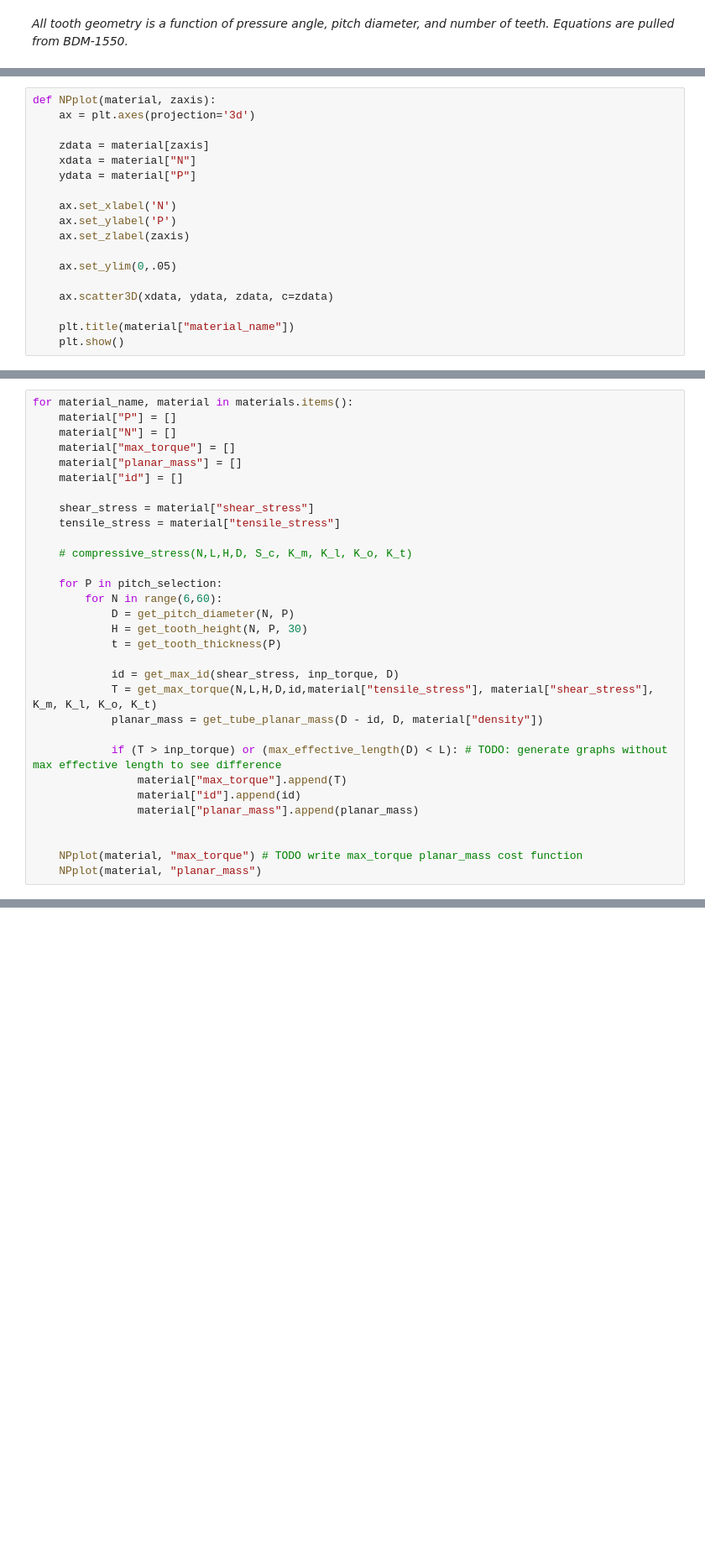
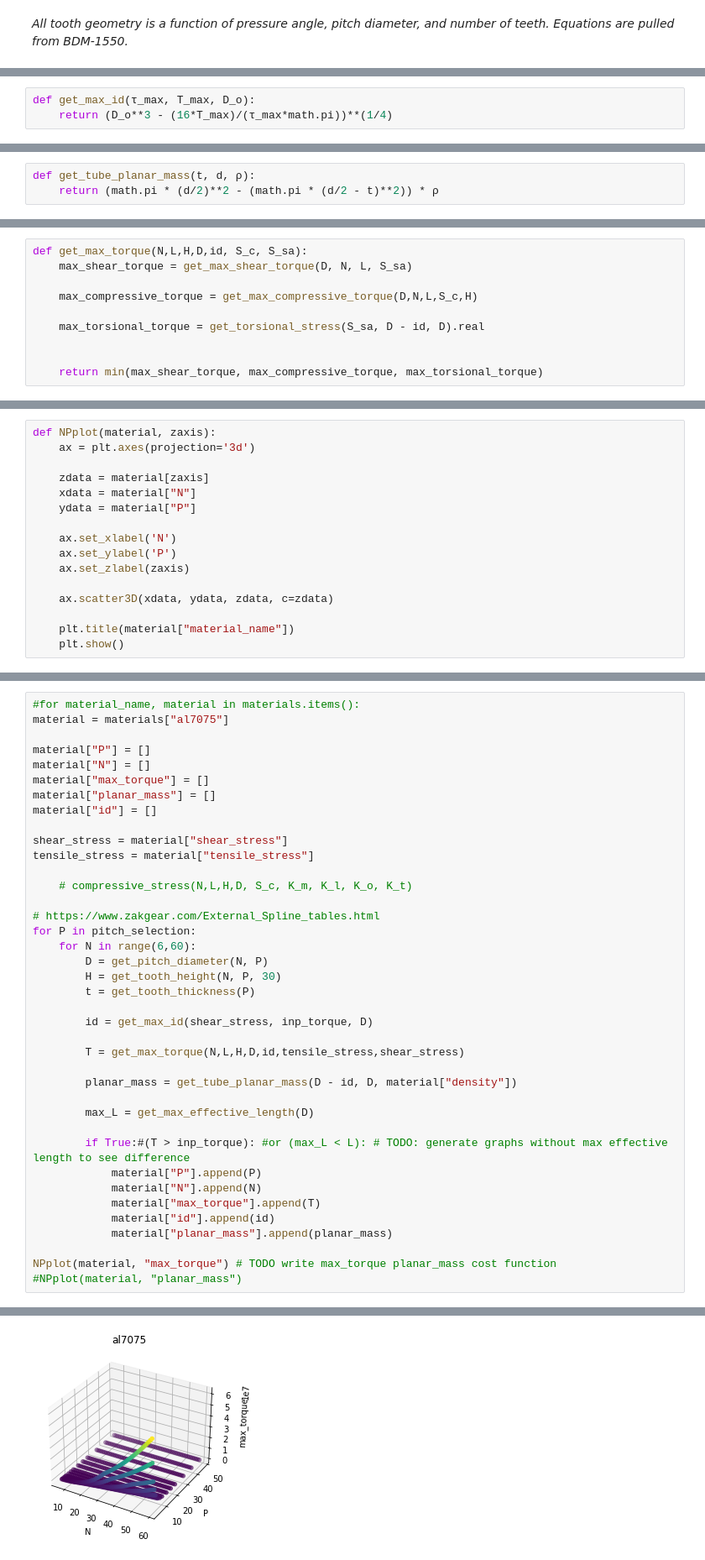
Before and after one commit to jaffer-ali/spline-optimizer, a Jupyter notebook: spline-optimizer.ipynb, the cells around one changed output, grey strips where cells are left out. Shown at 84% size. Drawn from its saved outputs; the diff is of its cells as text; blank space fills up the shorter version.

Commit message:
rewrote spline stress equations

```diff
--- a/spline-optimizer.ipynb
+++ b/spline-optimizer.ipynb
@@ -123,0 +148,3 @@ def get_max_torque(N,L,H,D,id, S_c, S_sa, K_m, K_l, K_o, K_t):
+# %%
+def get_max_id(τ_max, T_max, D_o):
+    return (D_o**3 - (16*T_max)/(τ_max*math.pi))**(1/4)
@@ -123,0 +161,3 @@ def get_max_torque(N,L,H,D,id, S_c, S_sa, K_m, K_l, K_o, K_t):
+# %%
+def get_tube_planar_mass(t, d, ρ):
+    return (math.pi * (d/2)**2 - (math.pi * (d/2 - t)**2)) * ρ
@@ -123,0 +168,10 @@ def get_max_torque(N,L,H,D,id, S_c, S_sa, K_m, K_l, K_o, K_t):
+# %%
+def get_max_torque(N,L,H,D,id, S_c, S_sa):
+    max_shear_torque = get_max_shear_torque(D, N, L, S_sa)
+
+    max_compressive_torque = get_max_compressive_torque(D,N,L,S_c,H)
+
+    max_torsional_torque = get_torsional_stress(S_sa, D - id, D).real
+
+
+    return min(max_shear_torque, max_compressive_torque, max_torsional_torque)
@@ -133,8 +191,6 @@ def NPplot(material, zaxis):
     ax.set_ylabel('P')
     ax.set_zlabel(zaxis)
 
-    ax.set_ylim(0,.05)
-
     ax.scatter3D(xdata, ydata, zdata, c=zdata)
 
     plt.title(material["material_name"])
@@ -156,32 +198,40 @@ inp_torque = 300
 # %%
-for material_name, material in materials.items():
-    material["P"] = []
-    material["N"] = []
-    material["max_torque"] = []
-    material["planar_mass"] = []
-    material["id"] = []
+#for material_name, material in materials.items():
+material = materials["al7075"]
 
-    shear_stress = material["shear_stress"]
-    tensile_stress = material["tensile_stress"]
+material["P"] = []
+material["N"] = []
+material["max_torque"] = []
+material["planar_mass"] = []
+material["id"] = []
+
+shear_stress = material["shear_stress"]
+tensile_stress = material["tensile_stress"]
 
     # compressive_stress(N,L,H,D, S_c, K_m, K_l, K_o, K_t)
 
-    for P in pitch_selection:
-        for N in range(6,60):
-            D = get_pitch_diameter(N, P)
-            H = get_tooth_height(N, P, 30)
-            t = get_tooth_thickness(P)
+# https://www.zakgear.com/External_Spline_tables.html
+for P in pitch_selection:
+    for N in range(6,60):
+        D = get_pitch_diameter(N, P)
+        H = get_tooth_height(N, P, 30)
+        t = get_tooth_thickness(P)
 
-            id = get_max_id(shear_stress, inp_torque, D)
-            T = get_max_torque(N,L,H,D,id,material["tensile_stress"], material["shear_stress"], K_m, K_l, K_o, K_t)
-            planar_mass = get_tube_planar_mass(D - id, D, material["density"])
+        id = get_max_id(shear_stress, inp_torque, D)
 
-            if (T > inp_torque) or (max_effective_length(D) < L): # TODO: generate graphs without max effective length to see difference
-                material["max_torque"].append(T)
-                material["id"].append(id)
-                material["planar_mass"].append(planar_mass)
+        T = get_max_torque(N,L,H,D,id,tensile_stress,shear_stress)
 
+        planar_mass = get_tube_planar_mass(D - id, D, material["density"])
 
-    NPplot(material, "max_torque") # TODO write max_torque planar_mass cost function
-    NPplot(material, "planar_mass")
+        max_L = get_max_effective_length(D)
+
+        if True:#(T > inp_torque): #or (max_L < L): # TODO: generate graphs without max effective length to see difference
+            material["P"].append(P)
+            material["N"].append(N)
+            material["max_torque"].append(T)
+            material["id"].append(id)
+            material["planar_mass"].append(planar_mass)
+
+NPplot(material, "max_torque") # TODO write max_torque planar_mass cost function
+#NPplot(material, "planar_mass")
 # %% [output]
@@ -188,0 +238 @@ KeyError: 'tensile_stress'
+[figure, added]
```
Also changed, not shown: parts of 19 cells of this notebook.
